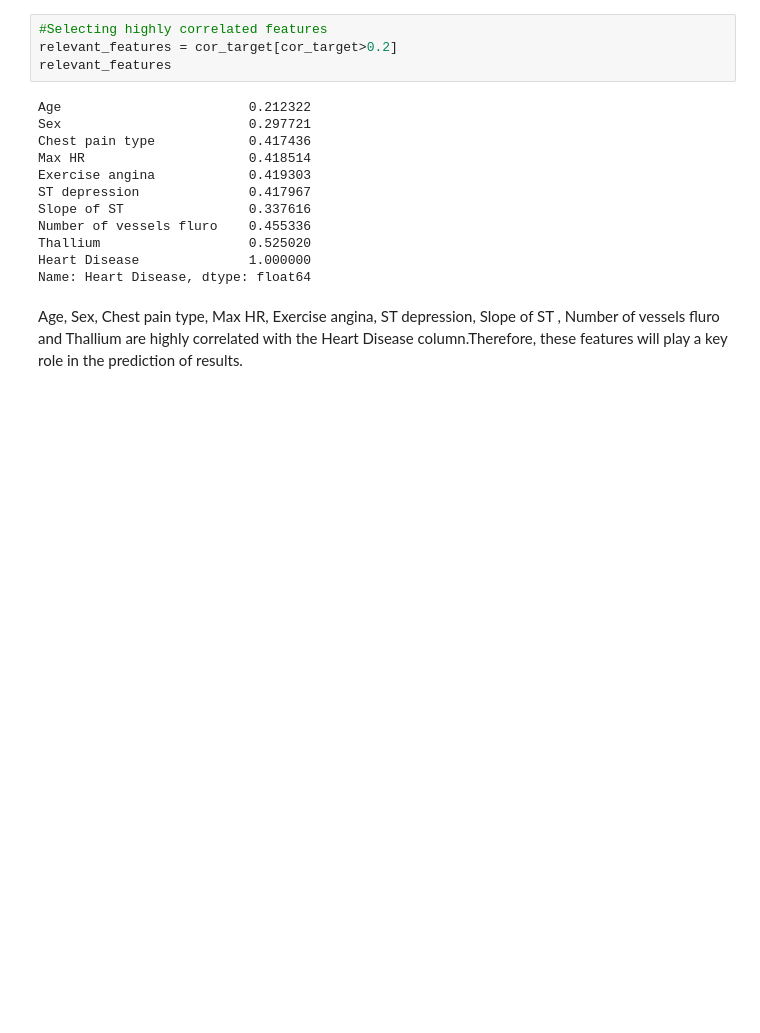
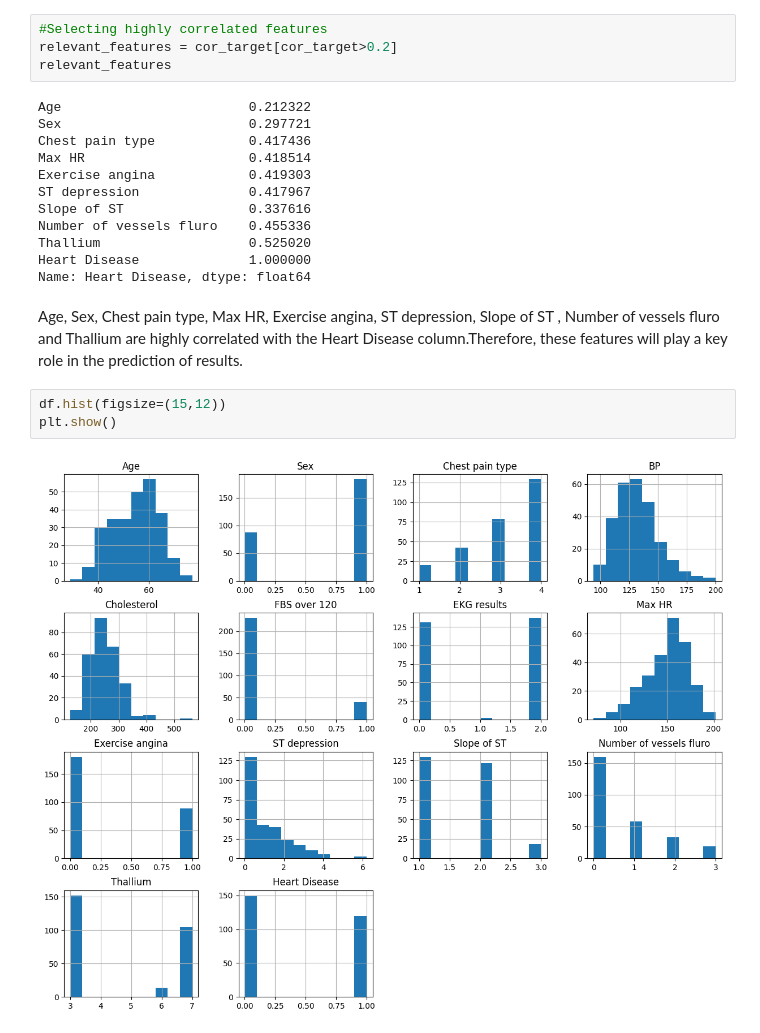
Before and after one commit to King-georges/Heart_Disease_Prediction_Project, a Jupyter notebook: Final_Heart_Disease_Prediction.ipynb, the cells around one changed output. Drawn from its saved outputs; the diff is of its cells as text; blank space fills up the shorter version.

```diff
--- a/Final_Heart_Disease_Prediction.ipynb
+++ b/Final_Heart_Disease_Prediction.ipynb
@@ -322,3 +322,8 @@ Heart Disease              1.000000
 Name: Heart Disease, dtype: float64
 # %% [markdown]
 Age, Sex, Chest pain type, Max HR, Exercise angina, ST depression, Slope of ST , Number of vessels fluro and Thallium are highly correlated with the Heart Disease column.Therefore, these features will play a key role in the prediction of results.
+# %%
+df.hist(figsize=(15,12))
+plt.show()
+# %% [output]
+[figure, added]
```
Also changed, not shown: parts of 1 cell of this notebook.
